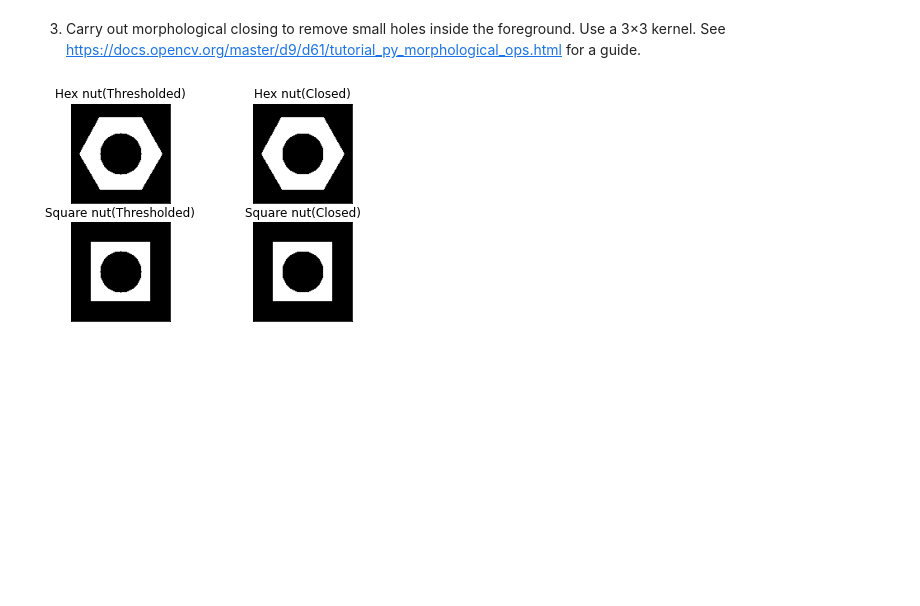
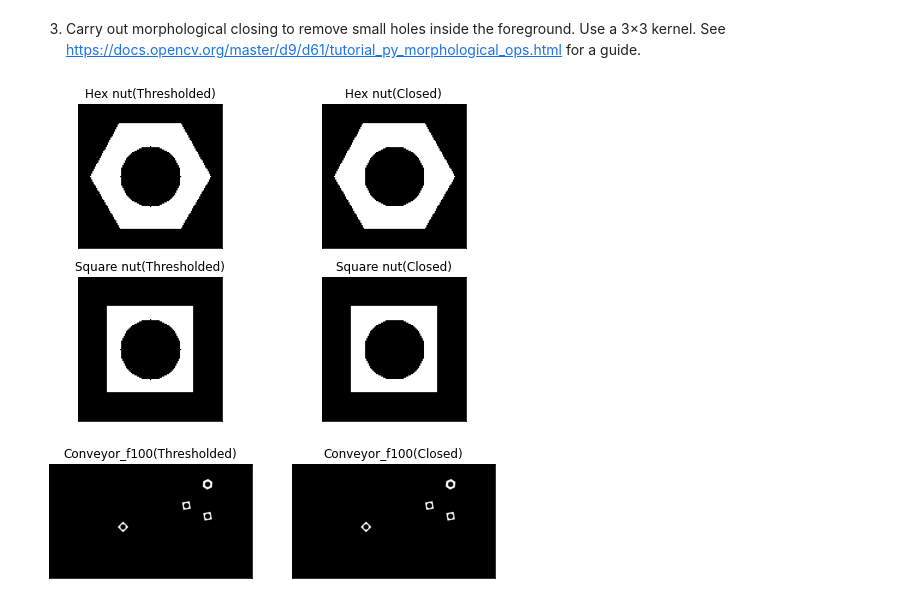
Before and after one commit to Uvin99/EN2550_Assignment3, a Jupyter notebook: Assignment3.ipynb, the cells around one changed output. Saved outputs shown, nothing was run; the diff lists cells and outputs as text; code cells hidden in the pictures; blank space fills up the shorter version.

```diff
--- a/Assignment3.ipynb
+++ b/Assignment3.ipynb
@@ -31,28 +31,32 @@ hex_gray = cv.cvtColor(hexnut_template, cv.COLOR_BGR2GRAY)
 hex_ret , hex_th = cv.threshold(hex_gray, 0, 255, cv.THRESH_BINARY_INV + cv.THRESH_OTSU)
 squre_gray = cv.cvtColor(squarenut_template, cv.COLOR_BGR2GRAY)
 squre_ret , squre_th = cv.threshold(squre_gray, 0, 255, cv.THRESH_BINARY_INV + cv.THRESH_OTSU)
+conveyor_f100_gray = cv.cvtColor(conveyor_f100,cv.COLOR_BGR2GRAY)
+conveyor_f100_ret , conveyor_f100_th = cv.threshold(conveyor_f100_gray, 0, 255, cv.THRESH_BINARY_INV + cv.THRESH_OTSU)
 #To detect contours object shoud be white in a blck background . Therefore inverted.
 
 imgs = [hexnut_template, 0, hex_th,
-        squarenut_template, 0, squre_th]
+        squarenut_template, 0, squre_th,
+        conveyor_f100, 0, conveyor_f100_th ]
 
 titles = ["Hex nur Original ", "Histogram", f"Threshould hex nut({hex_ret})",
-          "Square nut original", "Histogram", f"Threshould square nut({squre_ret})" ]
+          "Square nut original", "Histogram", f"Threshould square nut({squre_ret})" ,
+          "Conveyor_f100 original", "Histogram", f"Threshould ({conveyor_f100_ret})"]
 
-plt.figure(figsize=(15,5))
+plt.figure(figsize=(15,9))
 
-for i in range(2):
-    plt.subplot(2,3,i*3+1)
+for i in range(3):
+    plt.subplot(3,3,i*3+1)
     plt.imshow(cv.cvtColor(imgs[i*3], cv.COLOR_BGR2RGB))
     plt.title(titles[i*3])
     plt.xticks([]), plt.yticks([])
 
-    plt.subplot(2,3,i*3+2)
+    plt.subplot(3,3,i*3+2)
     plt.hist(imgs[i*3].ravel(), 35)
     plt.title(titles[i*3+1])
 
 
-    plt.subplot(2,3,i*3+3)
+    plt.subplot(3,3,i*3+3)
     plt.imshow(cv.cvtColor(imgs[i*3+2], cv.COLOR_BGR2RGB))
     plt.title(titles[i*3+2])
     plt.xticks([]), plt.yticks([])
@@ -63,15 +67,18 @@ for i in range(2):
 # %%
 kernal =  np.ones((3,3),np.uint8)
 closed_hexImg = cv.morphologyEx(hex_th,cv.MORPH_CLOSE, kernal)
 closed_squreImg = cv.morphologyEx(squre_th,cv.MORPH_CLOSE, kernal)
+closed_conveyor_f100 = cv.morphologyEx(conveyor_f100_th,cv.MORPH_CLOSE, kernal)
 
-images = [hex_th, closed_hexImg, squre_th, closed_squreImg]
-titles = ["Hex nut(Thresholded)","Hex nut(Closed)","Square nut(Thresholded)","Square nut(Closed)"]
+images = [hex_th, closed_hexImg, squre_th, closed_squreImg, conveyor_f100_th, closed_conveyor_f100]
+titles = ["Hex nut(Thresholded)","Hex nut(Closed)","Square nut(Thresholded)","Square nut(Closed)", "Conveyor_f100(Thresholded)","Conveyor_f100(Closed)"]
 
-for i in range(2):
-    plt.subplot(2,2,i*2+1), plt.imshow(cv.cvtColor(images[i*2], cv.COLOR_BGR2RGB))
+plt.figure(figsize=(8,9))
+
+for i in range(3):
+    plt.subplot(3,2,i*2+1), plt.imshow(cv.cvtColor(images[i*2], cv.COLOR_BGR2RGB))
     plt.title(titles[i*2]), plt.xticks([]), plt.yticks([])
-    plt.subplot(2,2,i*2+2), plt.imshow(cv.cvtColor(images[i*2+1], cv.COLOR_BGR2RGB))
+    plt.subplot(3,2,i*2+2), plt.imshow(cv.cvtColor(images[i*2+1], cv.COLOR_BGR2RGB))
     plt.title(titles[i*2+1]), plt.xticks([]), plt.yticks([])
 # %% [output]
-[figure, old version]
+[figure, new version]
```
Also changed, not shown: parts of 1 cell of this notebook.
